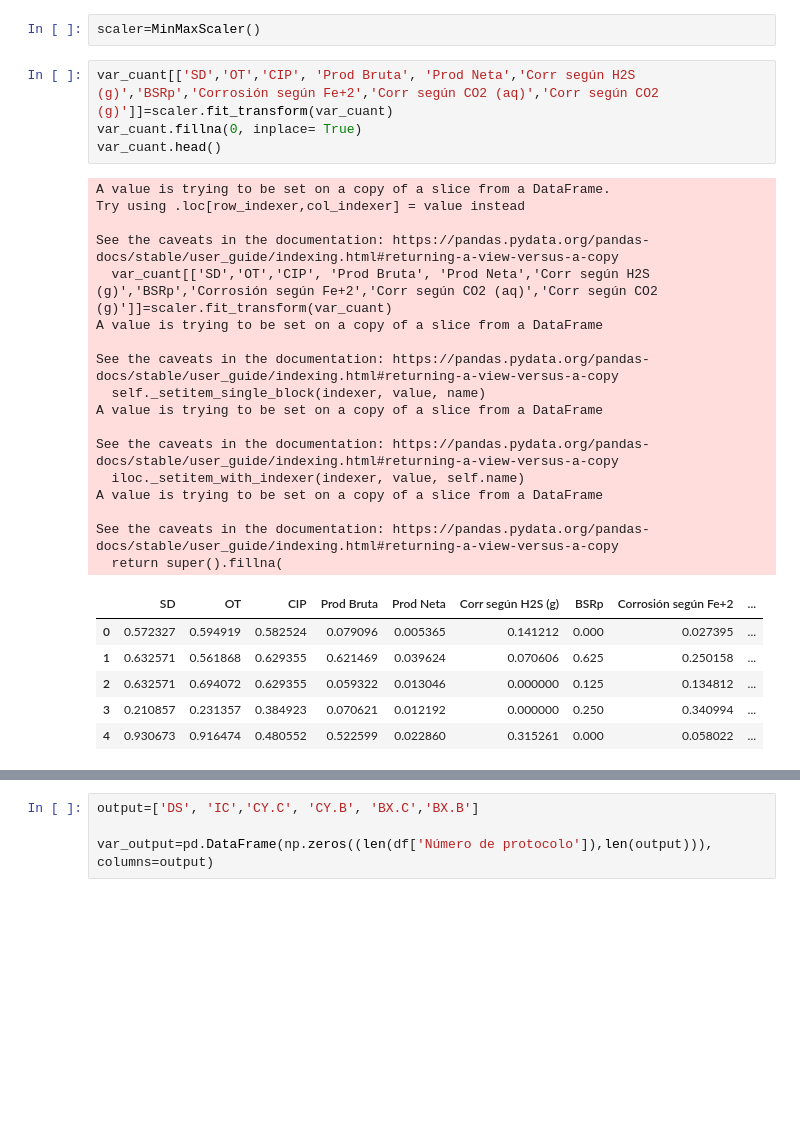
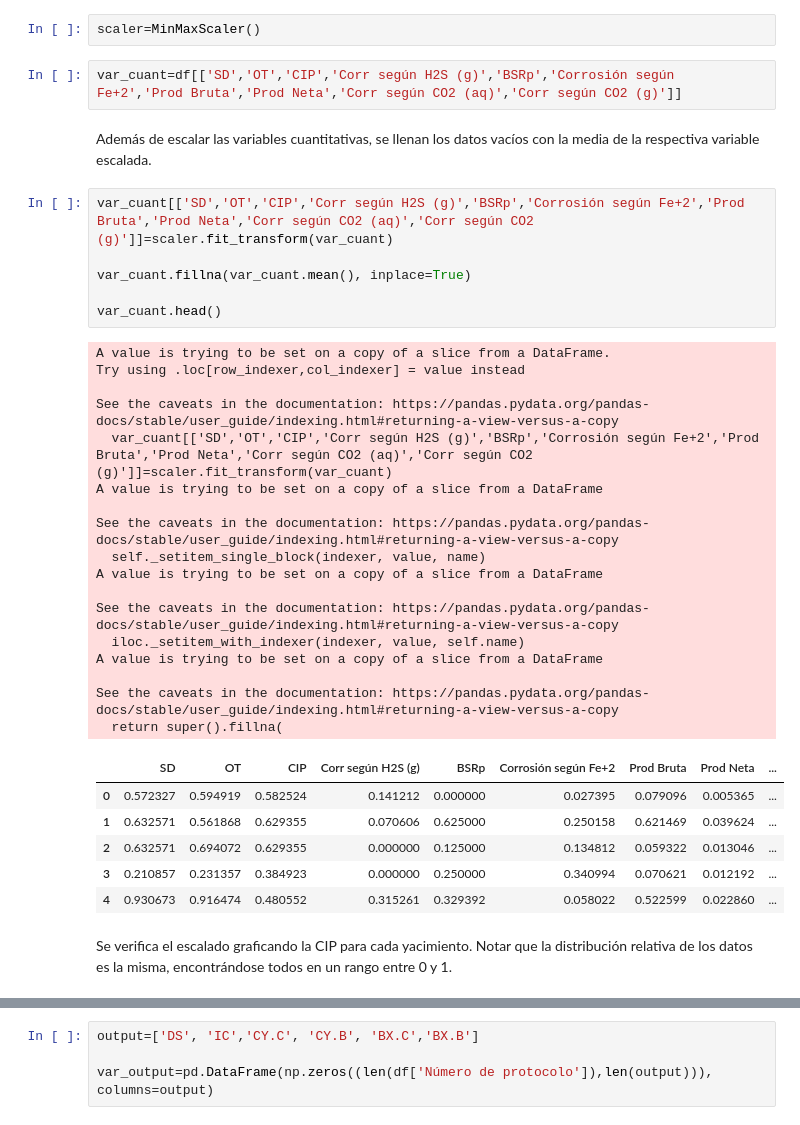
Before and after one commit to GFernandez94/ML-Tratamiento-Quimico-Pozos-Integridad-Corrosion, a Jupyter notebook: Predicción de TQ I&C pozos.ipynb, the cells around one changed output, grey strips where cells are left out. Cells and saved outputs as stored; diff of their text form; blank space fills up the shorter version.

```diff
--- a/Predicción de TQ I&C pozos.ipynb
+++ b/Predicción de TQ I&C pozos.ipynb
@@ -124,31 +158,39 @@ import sklearn as skl
 from sklearn.preprocessing import MinMaxScaler
 # %%
 scaler=MinMaxScaler()
+# %%
+var_cuant=df[['SD','OT','CIP','Corr según H2S (g)','BSRp','Corrosión según Fe+2','Prod Bruta','Prod Neta','Corr según CO2 (aq)','Corr según CO2 (g)']]
+# %% [markdown]
+Además de escalar las variables cuantitativas, se llenan los datos vacíos con la media de la respectiva variable escalada.
 # %%
-var_cuant[['SD','OT','CIP', 'Prod Bruta', 'Prod Neta','Corr según H2S (g)','BSRp','Corrosión según Fe+2','Corr según CO2 (aq)','Corr según CO2 (g)']]=scaler.fit_transform(var_cuant)
-var_cuant.fillna(0, inplace= True)
+var_cuant[['SD','OT','CIP','Corr según H2S (g)','BSRp','Corrosión según Fe+2','Prod Bruta','Prod Neta','Corr según CO2 (aq)','Corr según CO2 (g)']]=scaler.fit_transform(var_cuant)
+
+var_cuant.fillna(var_cuant.mean(), inplace=True)
+
 var_cuant.head()
 # %% [output]
 A value is trying to be set on a copy of a slice from a DataFrame.
 Try using .loc[row_indexer,col_indexer] = value instead
 
 See the caveats in the documentation: https://pandas.pydata.org/pandas-docs/stable/user_guide/indexing.html#returning-a-view-versus-a-copy
-  var_cuant[['SD','OT','CIP', 'Prod Bruta', 'Prod Neta','Corr según H2S (g)','BSRp','Corrosión según Fe+2','Corr según CO2 (aq)','Corr según CO2 (g)']]=scaler.fit_transform(var_cuant)
+  var_cuant[['SD','OT','CIP','Corr según H2S (g)','BSRp','Corrosión según Fe+2','Prod Bruta','Prod Neta','Corr según CO2 (aq)','Corr según CO2 (g)']]=scaler.fit_transform(var_cuant)
 A value is trying to be set on a copy of a slice from a DataFrame
 
 See the caveats in the documentation: https://pandas.pydata.org/pandas-docs/stable/user_guide/indexing.html#returning-a-view-versus-a-copy
   self._setitem_single_block(indexer, value, name)
 A value is trying to be set on a copy of a slice from a DataFrame
 
 See the caveats in the documentation: https://pandas.pydata.org/pandas-docs/stable/user_guide/indexing.html#returning-a-view-versus-a-copy
   iloc._setitem_with_indexer(indexer, value, self.name)
 A value is trying to be set on a copy of a slice from a DataFrame
 
 See the caveats in the documentation: https://pandas.pydata.org/pandas-docs/stable/user_guide/indexing.html#returning-a-view-versus-a-copy
   return super().fillna(
-|  | SD | OT | CIP | Prod Bruta | Prod Neta | Corr según H2S (g) | BSRp | Corrosión según Fe+2 | ... |
-| 0 | 0.572327 | 0.594919 | 0.582524 | 0.079096 | 0.005365 | 0.141212 | 0.000 | 0.027395 | ... |
-| 1 | 0.632571 | 0.561868 | 0.629355 | 0.621469 | 0.039624 | 0.070606 | 0.625 | 0.250158 | ... |
-| 2 | 0.632571 | 0.694072 | 0.629355 | 0.059322 | 0.013046 | 0.000000 | 0.125 | 0.134812 | ... |
-| 3 | 0.210857 | 0.231357 | 0.384923 | 0.070621 | 0.012192 | 0.000000 | 0.250 | 0.340994 | ... |
-| 4 | 0.930673 | 0.916474 | 0.480552 | 0.522599 | 0.022860 | 0.315261 | 0.000 | 0.058022 | ... |
+|  | SD | OT | CIP | Corr según H2S (g) | BSRp | Corrosión según Fe+2 | Prod Bruta | Prod Neta | ... |
+| 0 | 0.572327 | 0.594919 | 0.582524 | 0.141212 | 0.000000 | 0.027395 | 0.079096 | 0.005365 | ... |
+| 1 | 0.632571 | 0.561868 | 0.629355 | 0.070606 | 0.625000 | 0.250158 | 0.621469 | 0.039624 | ... |
+| 2 | 0.632571 | 0.694072 | 0.629355 | 0.000000 | 0.125000 | 0.134812 | 0.059322 | 0.013046 | ... |
+| 3 | 0.210857 | 0.231357 | 0.384923 | 0.000000 | 0.250000 | 0.340994 | 0.070621 | 0.012192 | ... |
+| 4 | 0.930673 | 0.916474 | 0.480552 | 0.315261 | 0.329392 | 0.058022 | 0.522599 | 0.022860 | ... |
+# %% [markdown]
+Se verifica el escalado graficando la CIP para cada yacimiento. Notar que la distribución relativa de los datos es la misma, encontrándose todos en un rango entre 0 y 1.
```
Also changed, not shown: parts of 36 cells of this notebook, 2 other files.
